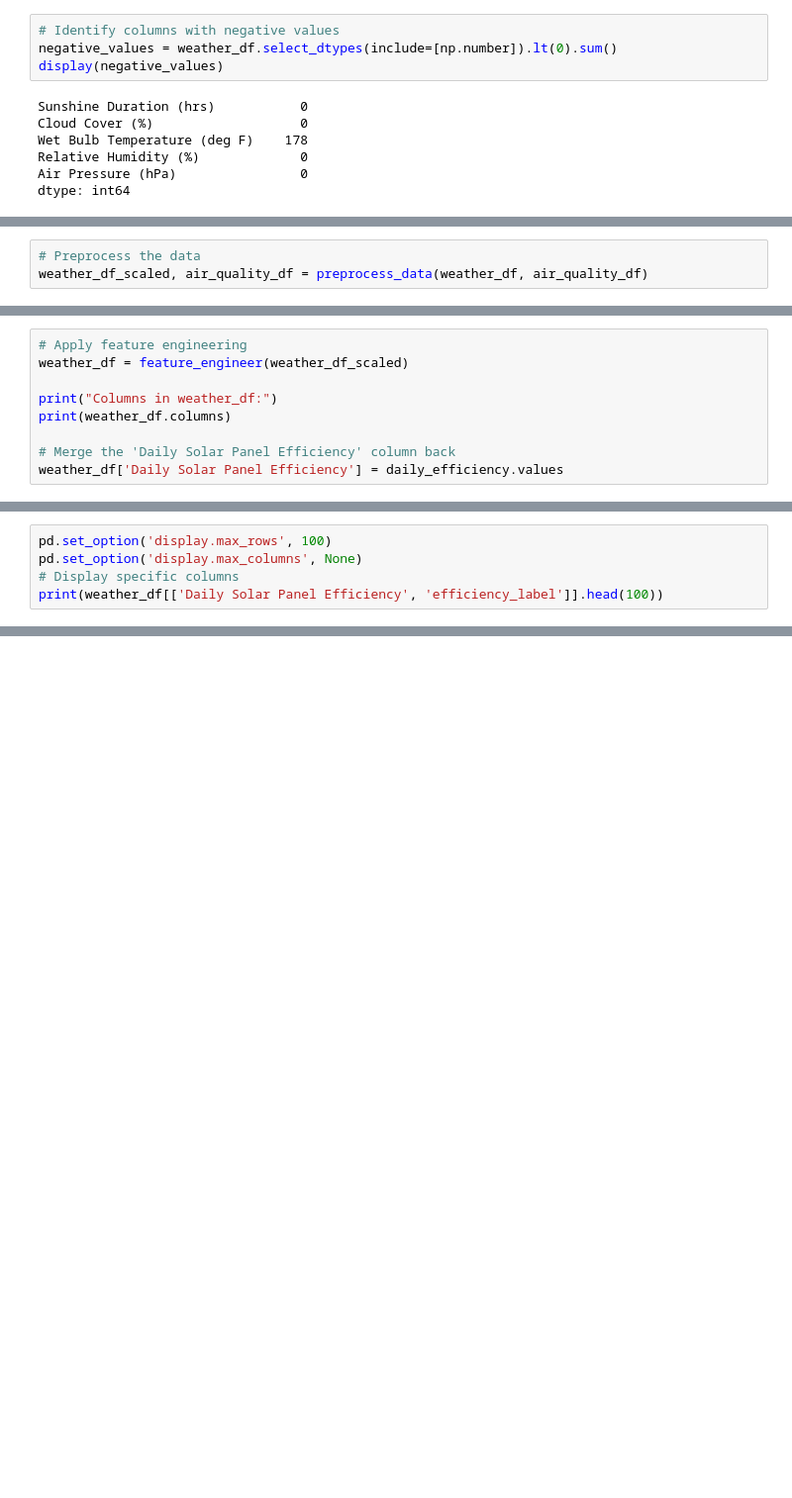
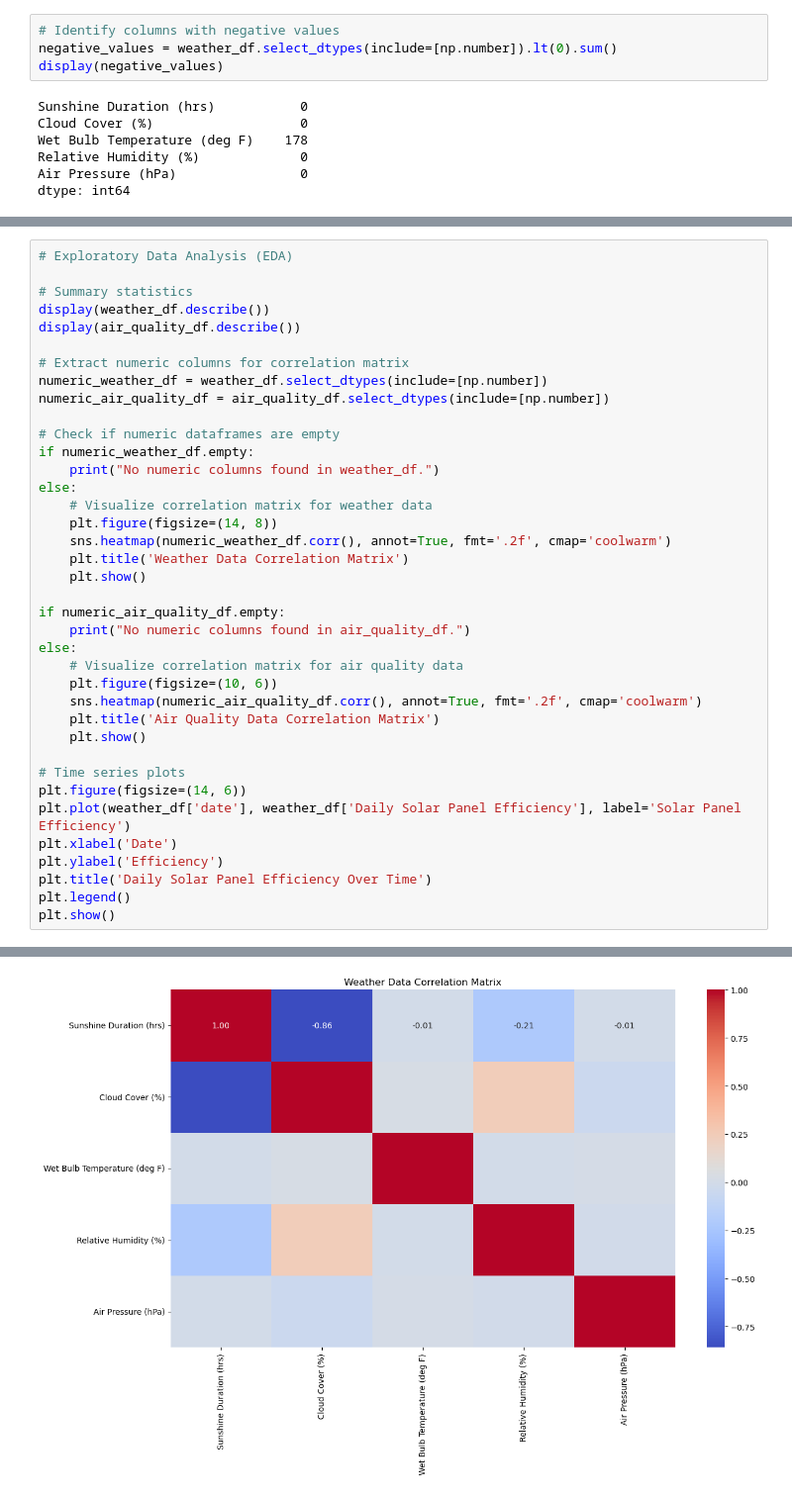
Before and after one commit to thetruthkenhurt/Solar-panel-efficiency-prediction, a Jupyter notebook: eda.ipynb, the cells around one changed output, grey strips where cells are left out. Shown at 99% size. Drawn from its saved outputs; the diff is of its cells as text; blank space fills up the shorter version.

```diff
--- a/eda.ipynb
+++ b/eda.ipynb
@@ -166,3 +223,0 @@ daily_efficiency = weather_df['Daily Solar Panel Efficiency'].copy()
-# %%
-# Preprocess the data
-weather_df_scaled, air_quality_df = preprocess_data(weather_df, air_quality_df)
@@ -301,9 +223,0 @@ With the data cleaned and ready, we can now proceed to the feature engineering a
-# %%
-# Apply feature engineering
-weather_df = feature_engineer(weather_df_scaled)
-
-print("Columns in weather_df:")
-print(weather_df.columns)
-
-# Merge the 'Daily Solar Panel Efficiency' column back
-weather_df['Daily Solar Panel Efficiency'] = daily_efficiency.values
@@ -362,5 +223,0 @@ print(weather_df.head())
-# %%
-pd.set_option('display.max_rows', 100)
-pd.set_option('display.max_columns', None)
-# Display specific columns
-print(weather_df[['Daily Solar Panel Efficiency', 'efficiency_label']].head(100))
@@ -783,0 +243,39 @@ This concludes the exploratory data analysis section of our case study. We are n
+# %%
+# Exploratory Data Analysis (EDA)
+
+# Summary statistics
+display(weather_df.describe())
+display(air_quality_df.describe())
+
+# Extract numeric columns for correlation matrix
+numeric_weather_df = weather_df.select_dtypes(include=[np.number])
+numeric_air_quality_df = air_quality_df.select_dtypes(include=[np.number])
+
+# Check if numeric dataframes are empty
+if numeric_weather_df.empty:
+    print("No numeric columns found in weather_df.")
+else:
+    # Visualize correlation matrix for weather data
+    plt.figure(figsize=(14, 8))
+    sns.heatmap(numeric_weather_df.corr(), annot=True, fmt='.2f', cmap='coolwarm')
+    plt.title('Weather Data Correlation Matrix')
+    plt.show()
+
+if numeric_air_quality_df.empty:
+    print("No numeric columns found in air_quality_df.")
+else:
+    # Visualize correlation matrix for air quality data
+    plt.figure(figsize=(10, 6))
+    sns.heatmap(numeric_air_quality_df.corr(), annot=True, fmt='.2f', cmap='coolwarm')
+    plt.title('Air Quality Data Correlation Matrix')
+    plt.show()
+
+# Time series plots
+plt.figure(figsize=(14, 6))
+plt.plot(weather_df['date'], weather_df['Daily Solar Panel Efficiency'], label='Solar Panel Efficiency')
+plt.xlabel('Date')
+plt.ylabel('Efficiency')
+plt.title('Daily Solar Panel Efficiency Over Time')
+plt.legend()
+plt.show()
+# %% [output]
@@ -783,0 +299 @@ This concludes the exploratory data analysis section of our case study. We are n
+[figure, added]
```
Also changed, not shown: parts of 78 cells of this notebook, 7 other files.
